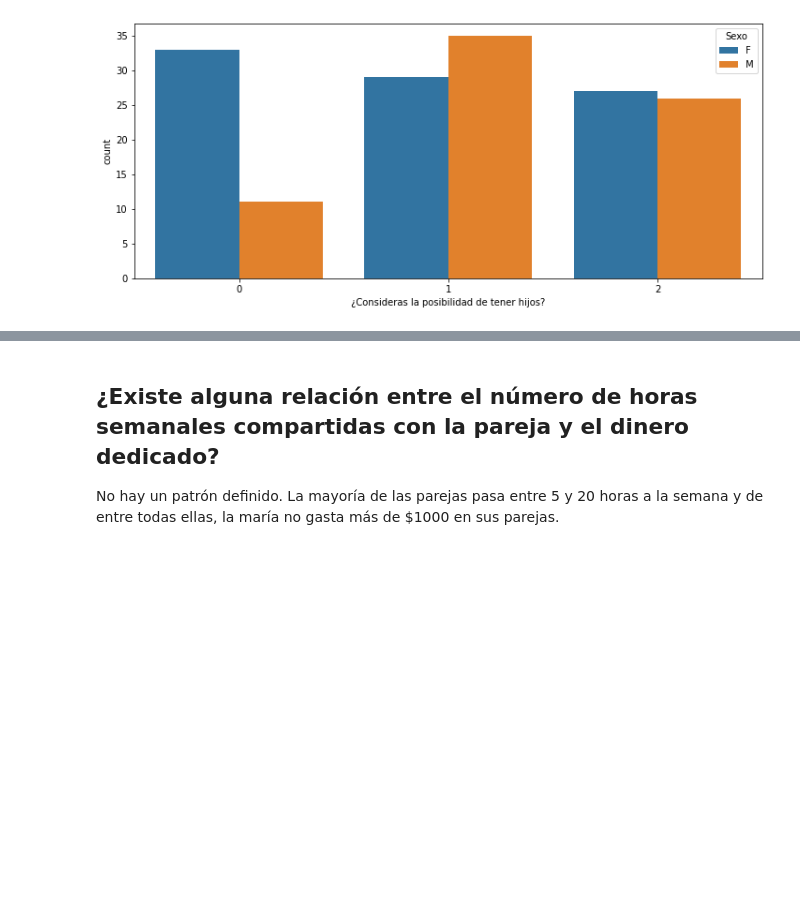
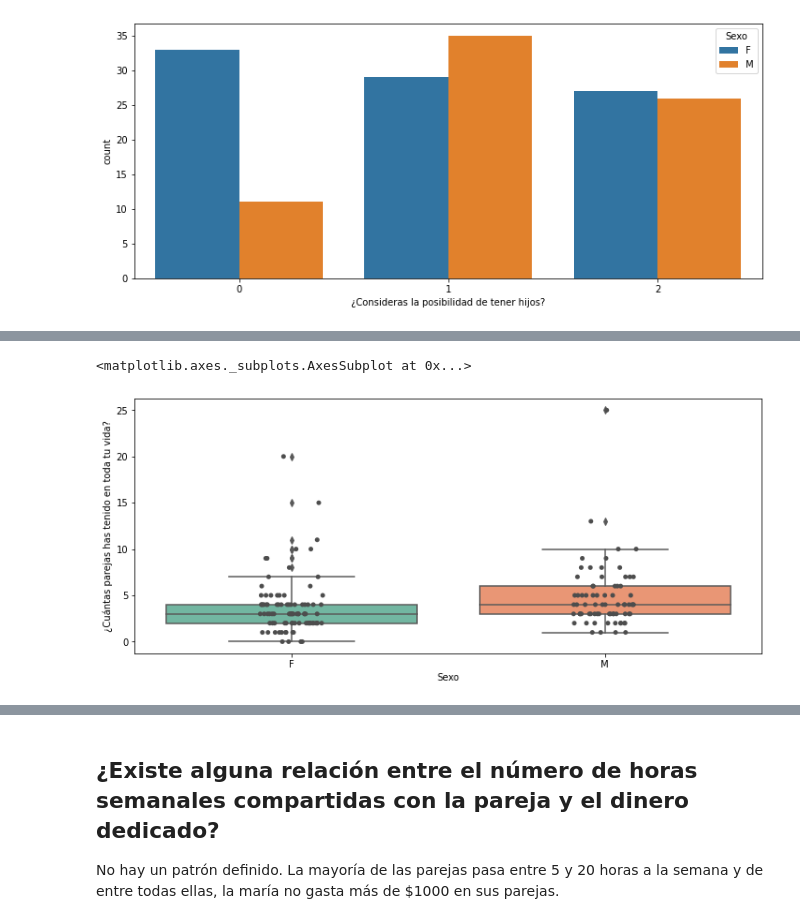
Before and after one commit to FisherPearson/Dependencia-Emocional, a Jupyter notebook: Dependencia Emocional.ipynb, the cells around one changed output, grey strips where cells are left out. Cells and saved outputs as stored; diff of their text form; code cells hidden in the pictures; blank space fills up the shorter version.

```diff
--- a/Dependencia Emocional.ipynb
+++ b/Dependencia Emocional.ipynb
@@ -903,0 +902,7 @@ sns.countplot(x = "¿Consideras la posibilidad de tener hijos?", hue = "Sexo", d
+# %%
+fig, ax = plt.subplots(figsize = [12,5])
+sns.boxplot(x = "Sexo", y = "¿Cuántas parejas has tenido en toda tu vida?", data = df_numericos, palette = "Set2" )
+sns.stripplot(x="Sexo", y="¿Cuántas parejas has tenido en toda tu vida?", data=df_numericos, color = ".3")
+# %% [output]
+<matplotlib.axes._subplots.AxesSubplot at 0x...>
+[figure, added]
```
Also changed, not shown: parts of 43 cells of this notebook.
